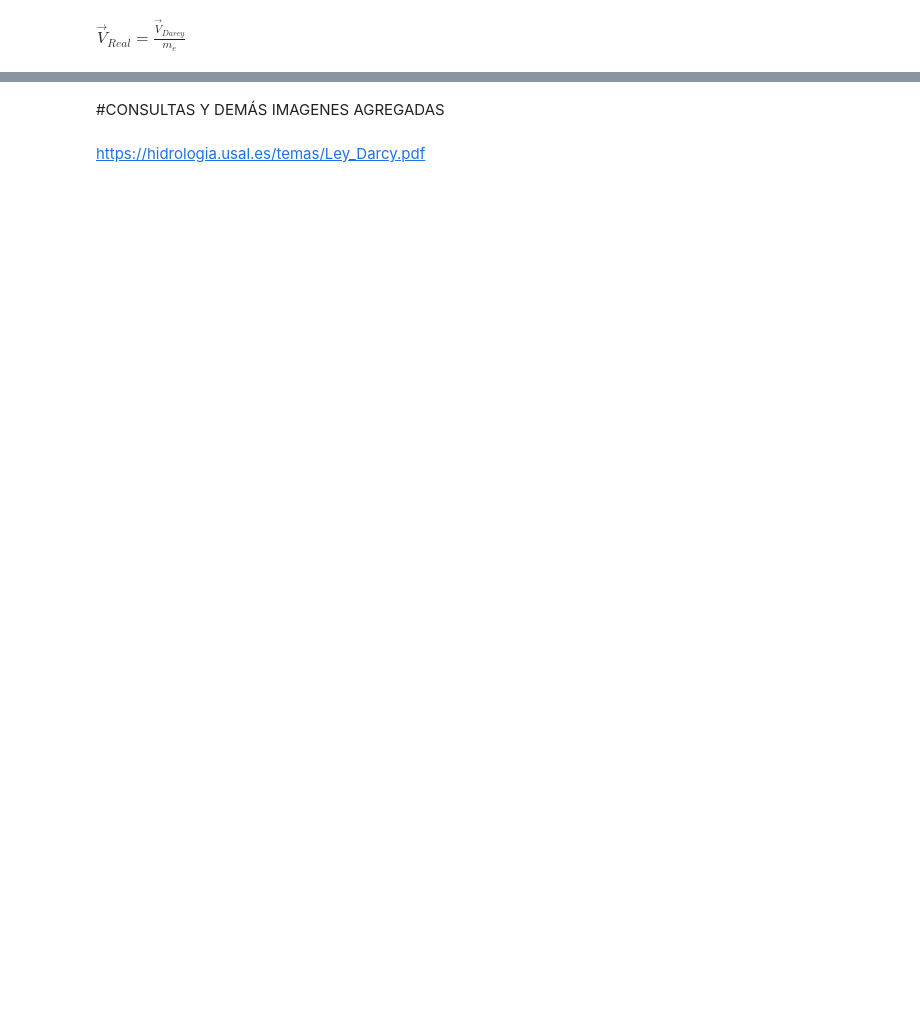
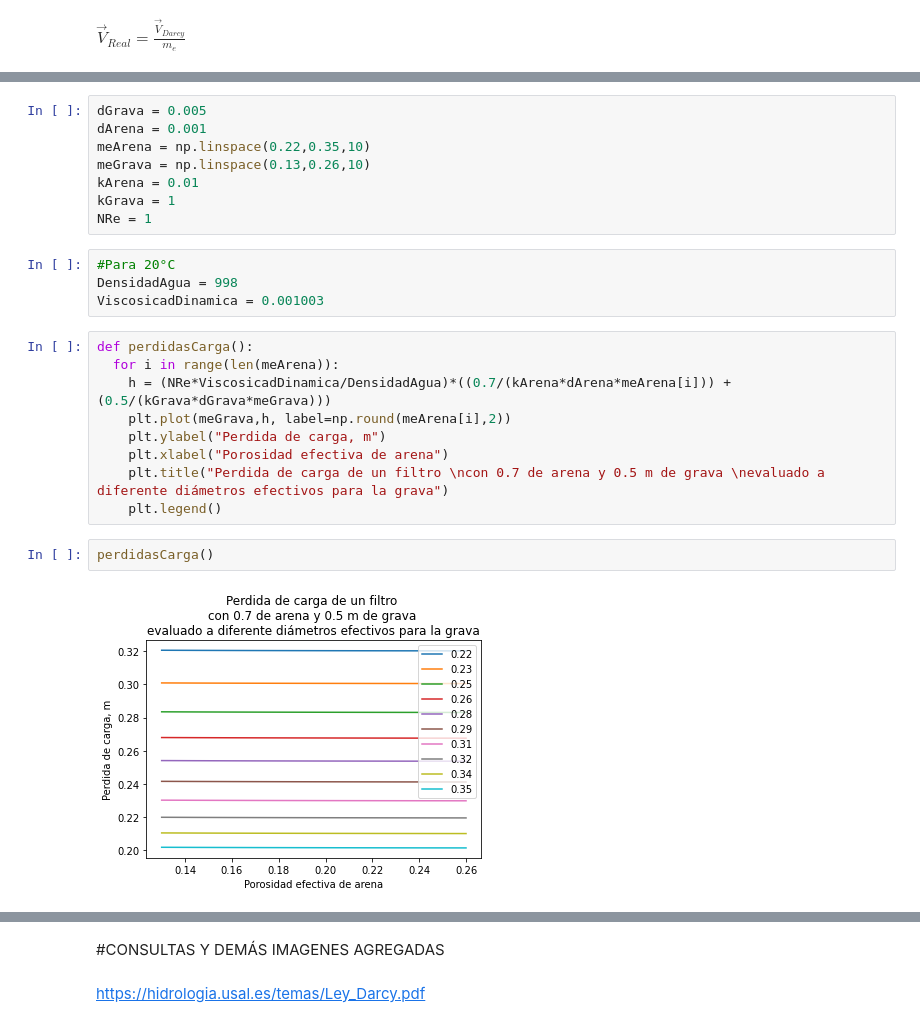
Before and after one commit to valizcanos/ProcesosUnitarios, a Jupyter notebook: 4_Filtracion.ipynb, the cells around one changed output, grey strips where cells are left out. Cells and saved outputs as stored; diff of their text form; blank space fills up the shorter version.

```diff
--- a/4_Filtracion.ipynb
+++ b/4_Filtracion.ipynb
@@ -358,0 +470,25 @@ $\vec V_{Real} = \frac{\vec V_{Darcy}}{m_{e}}$
+# %%
+dGrava = 0.005
+dArena = 0.001
+meArena = np.linspace(0.22,0.35,10)
+meGrava = np.linspace(0.13,0.26,10)
+kArena = 0.01
+kGrava = 1
+NRe = 1
+# %%
+#Para 20°C
+DensidadAgua = 998
+ViscosicadDinamica = 0.001003
+# %%
+def perdidasCarga():
+  for i in range(len(meArena)):
+    h = (NRe*ViscosicadDinamica/DensidadAgua)*((0.7/(kArena*dArena*meArena[i])) + (0.5/(kGrava*dGrava*meGrava)))
+    plt.plot(meGrava,h, label=np.round(meArena[i],2))
+    plt.ylabel("Perdida de carga, m")
+    plt.xlabel("Porosidad efectiva de arena")
+    plt.title("Perdida de carga de un filtro \ncon 0.7 de arena y 0.5 m de grava \nevaluado a diferente diámetros efectivos para la grava")
+    plt.legend()
+# %%
+perdidasCarga()
+# %% [output]
+[figure, added]
```
Also changed, not shown: parts of 30 cells of this notebook.
